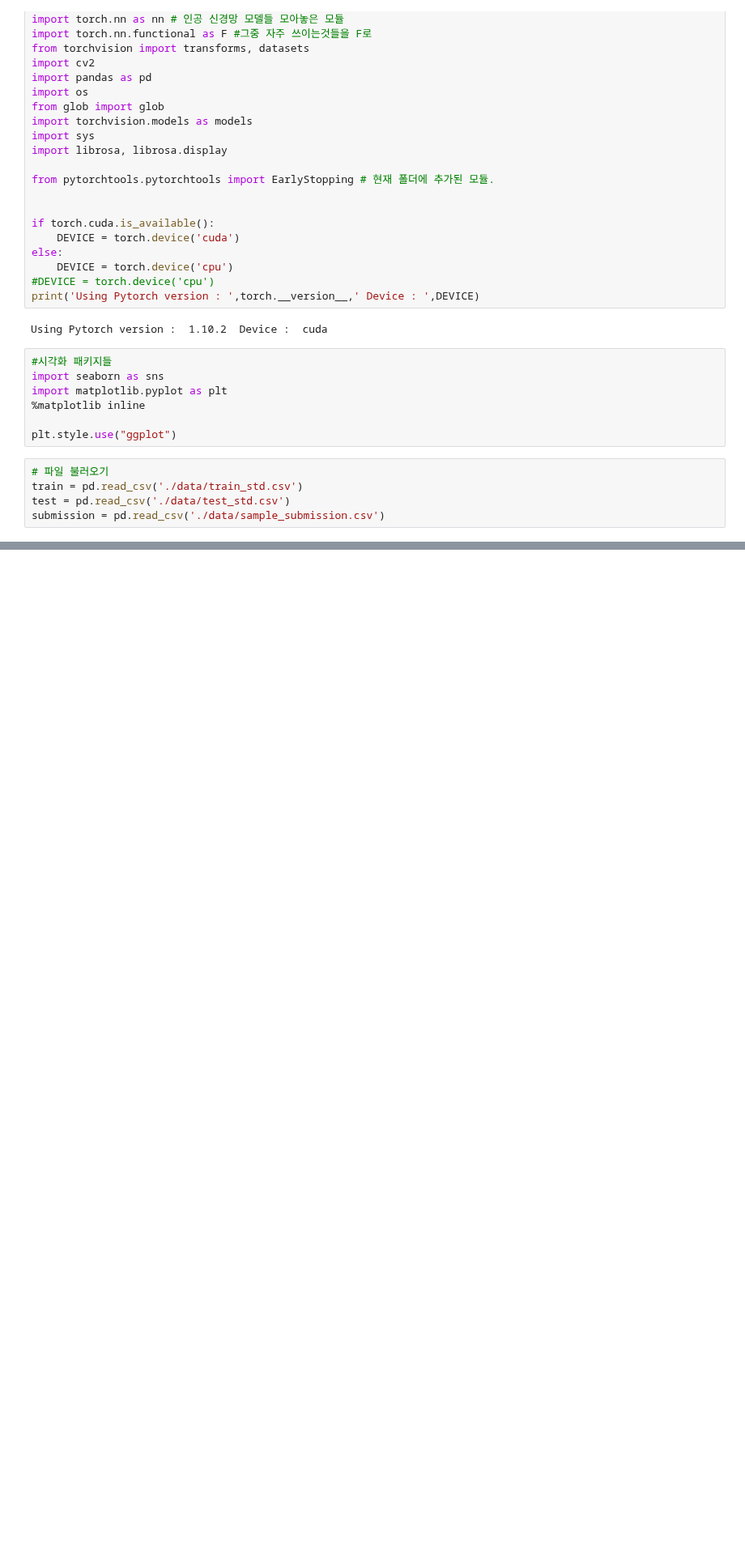
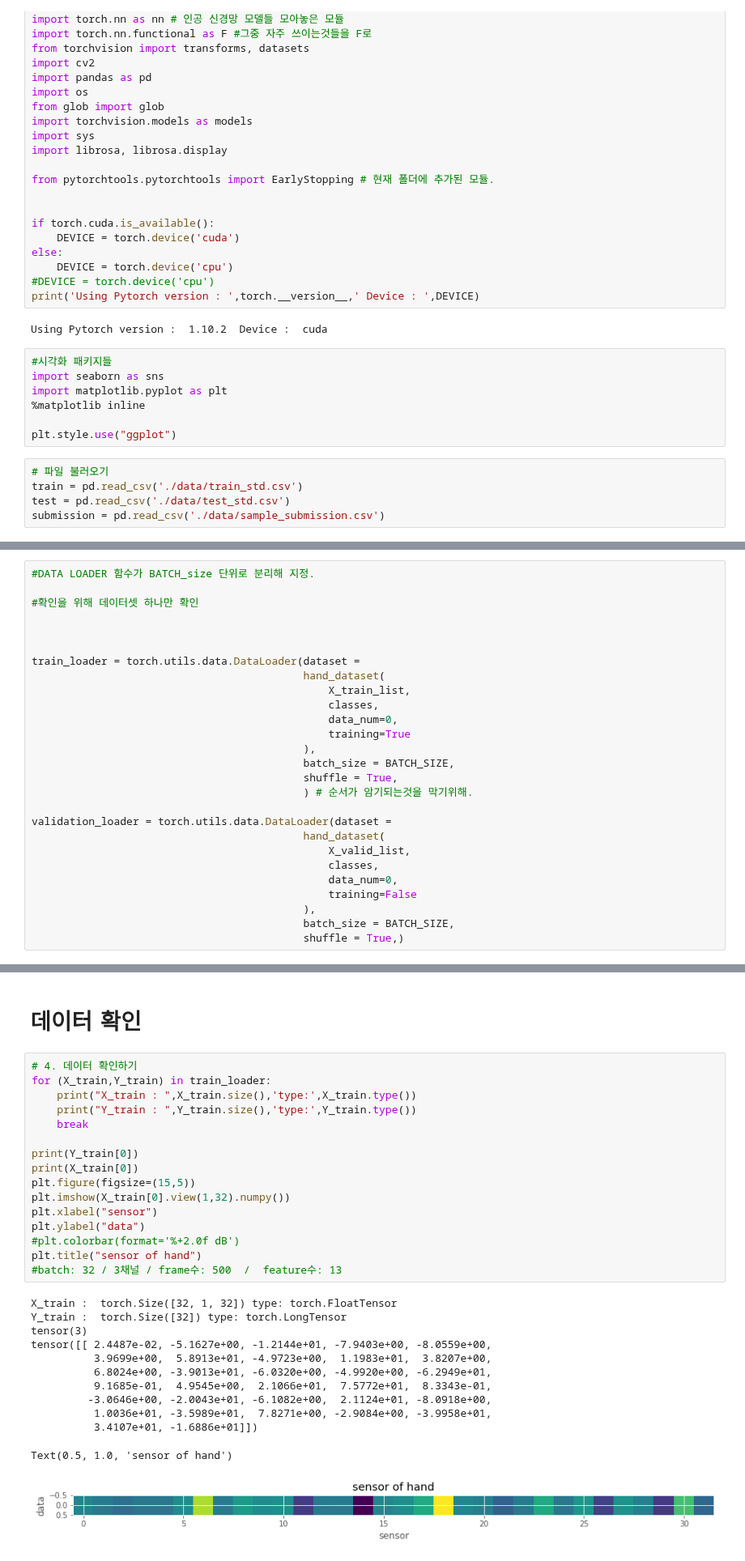
Before and after one commit to bub3690/dacon_study, a Jupyter notebook: hand_classification/1d_cnn.ipynb, the cells around one changed output, grey strips where cells are left out. Shown at 81% size. Drawn from its saved outputs; the diff is of its cells as text; blank space fills up the shorter version.

```diff
--- a/hand_classification/1d_cnn.ipynb
+++ b/hand_classification/1d_cnn.ipynb
@@ -39,0 +194,27 @@ submission = pd.read_csv('./data/sample_submission.csv')
+# %%
+#DATA LOADER 함수가 BATCH_size 단위로 분리해 지정.
+
+#확인을 위해 데이터셋 하나만 확인
+
+
+
+train_loader = torch.utils.data.DataLoader(dataset =
+                                           hand_dataset(
+                                               X_train_list,
+                                               classes,
+                                               data_num=0,
+                                               training=True
+                                           ),
+                                           batch_size = BATCH_SIZE,
+                                           shuffle = True,
+                                           ) # 순서가 암기되는것을 막기위해.
+
+validation_loader = torch.utils.data.DataLoader(dataset =
+                                           hand_dataset(
+                                               X_valid_list,
+                                               classes,
+                                               data_num=0,
+                                               training=False
+                                           ),
+                                           batch_size = BATCH_SIZE,
+                                           shuffle = True,)
@@ -39,0 +231,31 @@ submission = pd.read_csv('./data/sample_submission.csv')
+# %% [markdown]
+# 데이터 확인
+# %%
+# 4. 데이터 확인하기
+for (X_train,Y_train) in train_loader:
+    print("X_train : ",X_train.size(),'type:',X_train.type())
+    print("Y_train : ",Y_train.size(),'type:',Y_train.type())
+    break
+
+print(Y_train[0])
+print(X_train[0])
+plt.figure(figsize=(15,5))
+plt.imshow(X_train[0].view(1,32).numpy())
+plt.xlabel("sensor")
+plt.ylabel("data")
+#plt.colorbar(format='%+2.0f dB')
+plt.title("sensor of hand")
+#batch: 32 / 3채널 / frame수: 500  /  feature수: 13
+# %% [output]
+X_train :  torch.Size([32, 1, 32]) type: torch.FloatTensor
+Y_train :  torch.Size([32]) type: torch.LongTensor
+tensor(3)
+tensor([[ 2.4487e-02, -5.1627e+00, -1.2144e+01, -7.9403e+00, -8.0559e+00,
+          3.9699e+00,  5.8913e+01, -4.9723e+00,  1.1983e+01,  3.8207e+00,
+          6.8024e+00, -3.9013e+01, -6.0320e+00, -4.9920e+00, -6.2949e+01,
+          9.1685e-01,  4.9545e+00,  2.1066e+01,  7.5772e+01,  8.3343e-01,
+         -3.0646e+00, -2.0043e+01, -6.1082e+00,  2.1124e+01, -8.0918e+00,
+          1.0036e+01, -3.5989e+01,  7.8271e+00, -2.9084e+00, -3.9958e+01,
+          3.4107e+01, -1.6886e+01]])
+Text(0.5, 1.0, 'sensor of hand')
+[figure, added]
```
Also changed, not shown: parts of 21 cells of this notebook, 1 other file.
